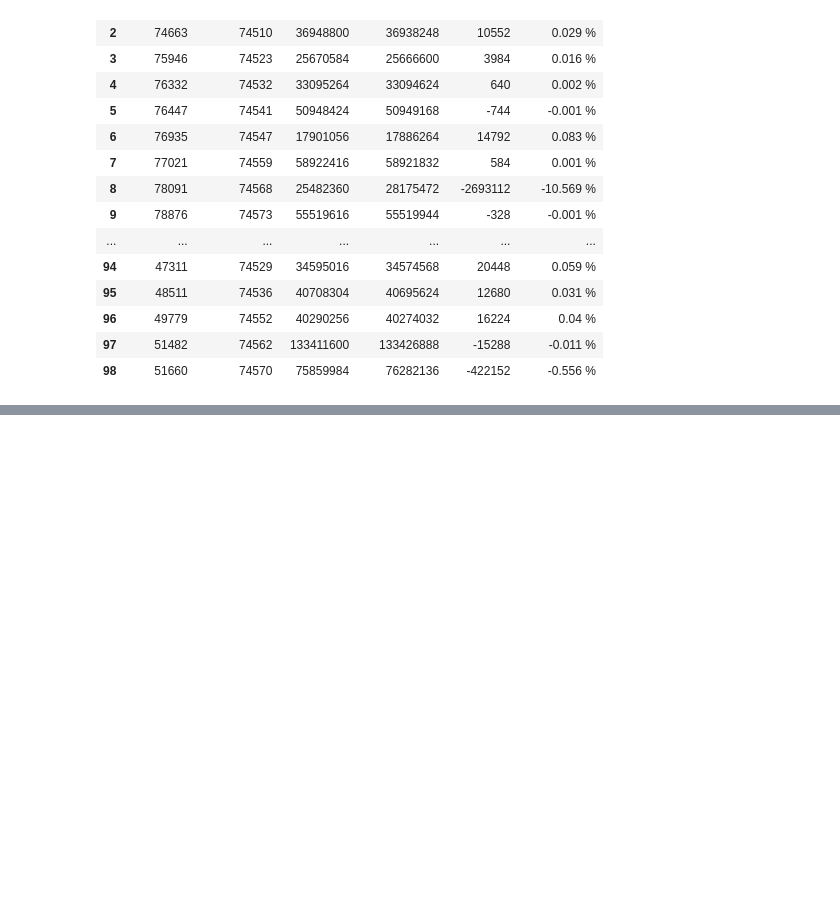
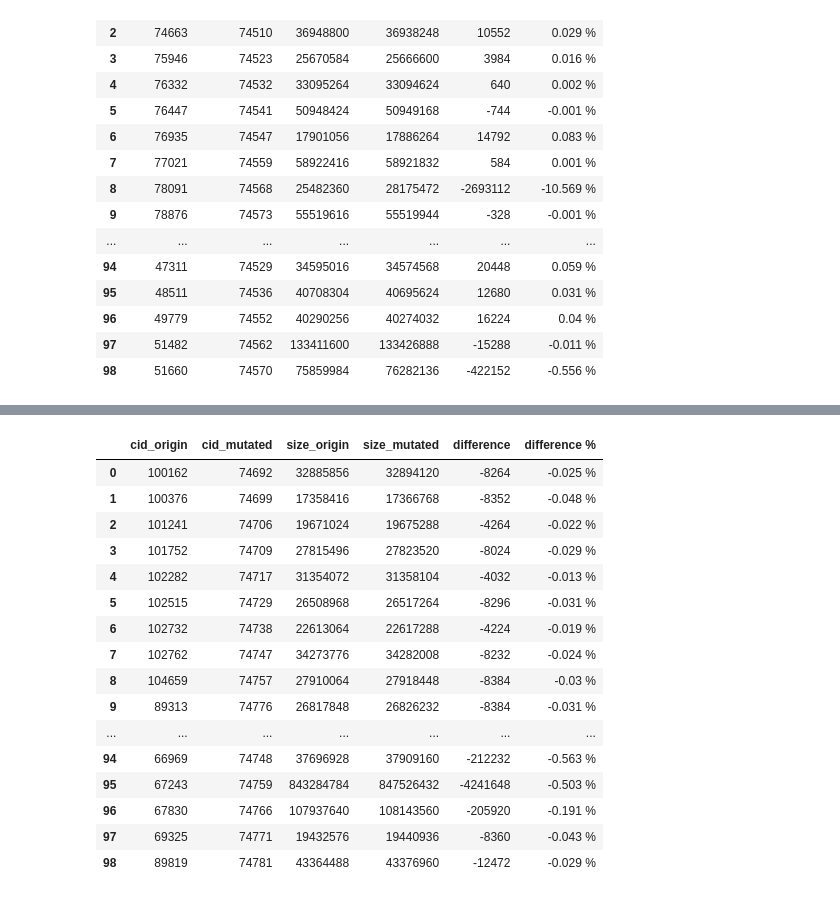
Before and after one commit to TuxML/misc, a Jupyter notebook: analysis/produce_df_size_difference.ipynb, the cells around one changed output, grey strips where cells are left out. Saved outputs shown, nothing was run; the diff lists cells and outputs as text; code cells hidden in the pictures; blank space fills up the shorter version.

```diff
--- a/analysis/produce_df_size_difference.ipynb
+++ b/analysis/produce_df_size_difference.ipynb
@@ -214,0 +298,67 @@ RangeIndex(start=0, stop=99, step=1)
+# %%
+# CC_STACKPROTECTOR_STRONG
+# This list contains the associations between cids in the old database ([0]) and the cid of their mutated .config
+# compilation in the new database.
+# This list has been produced by parsing the output file of the jobs in charge of the new compilation which took
+# the ancient .config files from old database after having changed the following :
+
+# Options modifications :
+
+# # CONFIG_CC_STACKPROTECTOR is not set           ------>      CONFIG_CC_STACKPROTECTOR=y
+# CONFIG_CC_STACKPROTECTOR_NONE=y                 ------>      # CONFIG_CC_STACKPROTECTOR_NONE is not set
+# # CONFIG_CC_STACKPROTECTOR_REGULAR is not set   ------>      # CONFIG_CC_STACKPROTECTOR_REGULAR is not set
+# # CONFIG_CC_STACKPROTECTOR_STRONG is not set    ------>      CONFIG_CC_STACKPROTECTOR_STRONG=y
+
+
+l=[['100162', '74692'], ['100376', '74699'], ['101241', '74706'], ['101752', '74709'], \
+   ['102282', '74717'], ['102515', '74729'], ['102732', '74738'], ['102762', '74747'], \
+   ['104659', '74757'], ['89313', '74776'], ['93129', '74774'], ['69500', '74689'], \
+   ['70750', '74696'], ['71370', '74702'], ['71702', '74716'], ['73814', '74726'], \
+   ['73895', '74736'], ['74277', '74743'], ['74567', '74765'], ['74663', '74770'], \
+   ['89770', '74777'], ['99638', '74775'], ['113796', '74686'], ['114505', '74698'], \
+   ['115429', '74712'], ['116516', '74721'], ['30025', '74728'], ['31670', '74742'], \
+   ['31750', '74753'], ['33653', '74760'], ['34380', '74769'], ['106971', '74688'], \
+   ['107742', '74694'], ['107785', '74708'], ['108069', '74718'], ['109541', '74727'], \
+   ['109732', '74735'], ['111071', '74746'], ['111141', '74755'], ['111441', '74763'], \
+   ['35436', '74693'], ['35630', '74701'], ['36496', '74707'], ['36748', '74714'], \
+   ['36812', '74730'], ['37564', '74741'], ['38567', '74754'], ['39003', '74762'], \
+   ['40537', '74768'], ['47311', '74685'], ['48511', '74691'], ['49779', '74704'], \
+   ['51482', '74715'], ['51660', '74722'], ['53228', '74733'], ['55346', '74740'], \
+   ['58517', '74750'], ['58548', '74758'], ['98561', '74778'], ['95626', '74779'], \
+   ['75946', '74690'], ['76332', '74697'], ['76447', '74705'], ['76935', '74713'], \
+   ['77021', '74725'], ['78091', '74734'], ['78876', '74744'], ['79327', '74751'], \
+   ['79760', '74764'], ['79819', '74687'], ['80121', '74695'], ['80939', '74703'], \
+   ['81015', '74711'], ['82082', '74719'], ['82570', '74724'], ['82800', '74737'], \
+   ['82897', '74749'], ['83640', '74756'], ['86959', '74780'], ['40969', '74684'], \
+   ['41639', '74720'], ['42446', '74732'], ['42603', '74745'], ['43682', '74752'], \
+   ['44703', '74761'], ['44728', '74767'], ['44894', '74772'], ['45790', '74773'], \
+   ['95199', '74782'], ['62469', '74700'], ['65101', '74710'], ['65302', '74723'], \
+   ['65321', '74731'], ['66467', '74739'], ['66969', '74748'], ['67243', '74759'], \
+   ['67830', '74766'], ['69325', '74771'], ['89819', '74781']]
+
+tmp=[]
+for i in l:
+    sizes=get_sizes(i)
+    tmp.append({'cid_origin': i[0], 'size_origin': sizes[0], 'cid_mutated': i[1], 'size_mutated': sizes[1], \
+                'difference': sizes[0]-sizes[1]})
+
+res=pd.DataFrame(tmp)
+res['difference %'] = round((res['difference'] / res['size_origin'] * 100), 3).astype(str) + ' %'#.apply(lambda x : str(x) + ' %')
+#res['difference %'] = res['difference %'].astype(str) + ' %'
+print(res.columns)
+print(res.index)
+res=res[['cid_origin', 'cid_mutated', 'size_origin', 'size_mutated', 'difference', 'difference %']]
+res.to_pickle('dataframes/CC_STACKPROTECTOR_STRONG_size_difference')
+
+def highlight_col(x):
+    #colour dataframe according to 'difference' value
+    mask =  res['difference'].between(1900000 , 2100000)
+    mask2 = res['difference'] < 1900000
+    mask3 = res['difference'] > 2100000
+    x = pd.DataFrame('', index=res.index, columns=res.columns)
+    x.loc[mask, ['difference', 'difference %']] = 'background-color: lawngreen'
+    x.loc[mask2,['difference', 'difference %']] = 'background-color: red'
+    x.loc[mask3,['difference', 'difference %']] = 'background-color: green'
+    return x
+res.style.apply(highlight_col, axis=None)
+# %% [output]
@@ -214,0 +369,17 @@ RangeIndex(start=0, stop=99, step=1)
+|  | cid_origin | cid_mutated | size_origin | size_mutated | difference | difference % |
+| 0 | 100162 | 74692 | 32885856 | 32894120 | -8264 | -0.025 % |
+| 1 | 100376 | 74699 | 17358416 | 17366768 | -8352 | -0.048 % |
+| 2 | 101241 | 74706 | 19671024 | 19675288 | -4264 | -0.022 % |
+| 3 | 101752 | 74709 | 27815496 | 27823520 | -8024 | -0.029 % |
+| 4 | 102282 | 74717 | 31354072 | 31358104 | -4032 | -0.013 % |
+| 5 | 102515 | 74729 | 26508968 | 26517264 | -8296 | -0.031 % |
+| 6 | 102732 | 74738 | 22613064 | 22617288 | -4224 | -0.019 % |
+| 7 | 102762 | 74747 | 34273776 | 34282008 | -8232 | -0.024 % |
+| 8 | 104659 | 74757 | 27910064 | 27918448 | -8384 | -0.03 % |
+| 9 | 89313 | 74776 | 26817848 | 26826232 | -8384 | -0.031 % |
+| ... | ... | ... | ... | ... | ... | ... |
+| 94 | 66969 | 74748 | 37696928 | 37909160 | -212232 | -0.563 % |
+| 95 | 67243 | 74759 | 843284784 | 847526432 | -4241648 | -0.503 % |
+| 96 | 67830 | 74766 | 107937640 | 108143560 | -205920 | -0.191 % |
+| 97 | 69325 | 74771 | 19432576 | 19440936 | -8360 | -0.043 % |
+| 98 | 89819 | 74781 | 43364488 | 43376960 | -12472 | -0.029 % |
```
Also changed, not shown: parts of 5 cells of this notebook, 3 other files.
